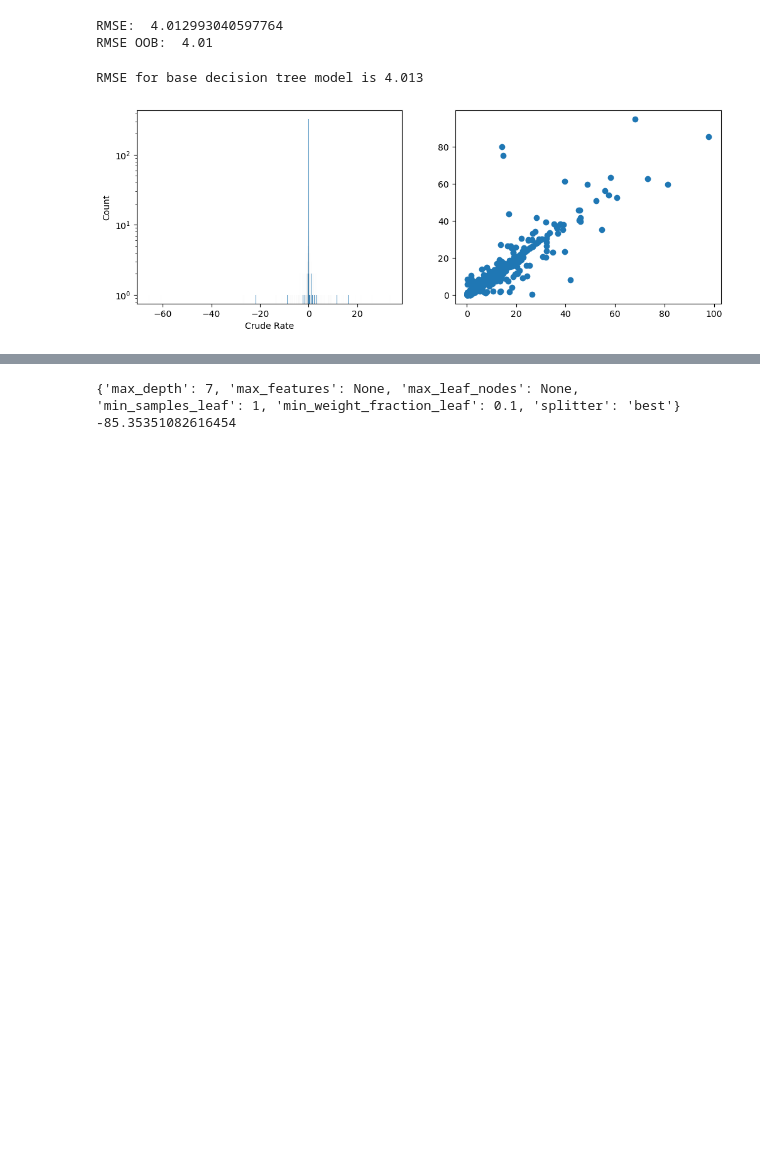
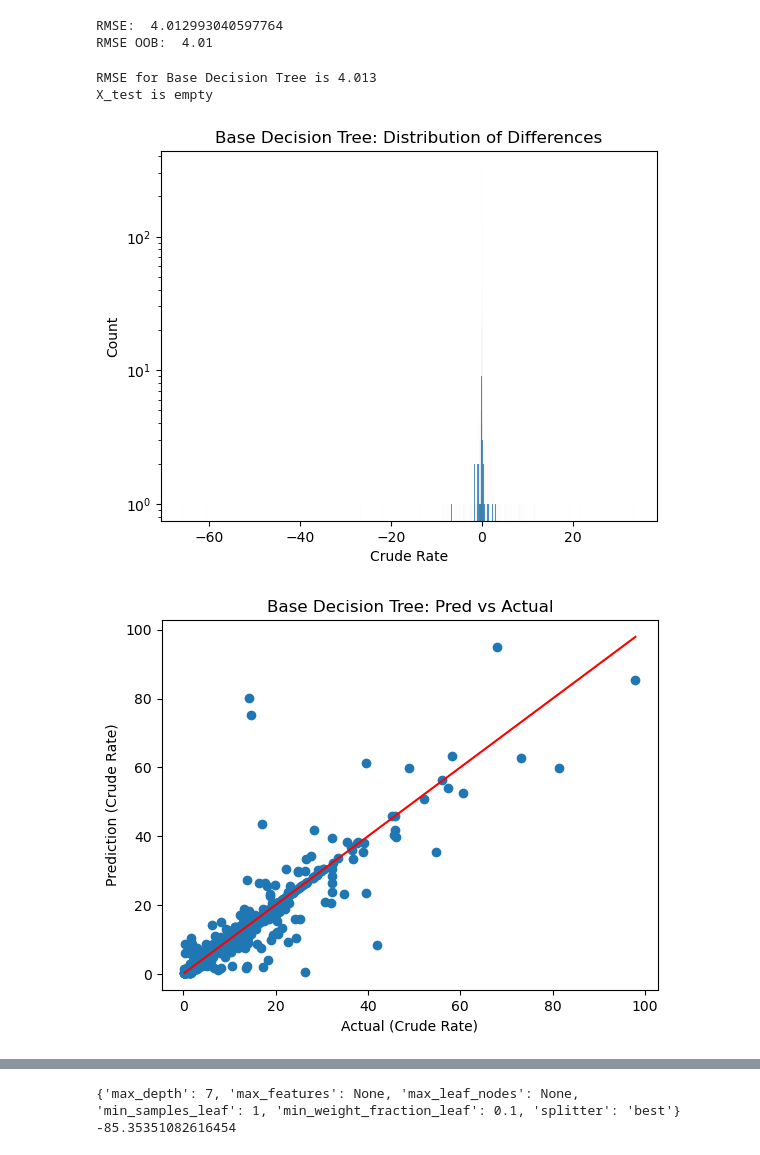
Before and after one commit to jmsarabia/fentanyl_eda, a Jupyter notebook: forest/tree_and_forest_regressions.ipynb, the cells around one changed output, grey strips where cells are left out. Drawn from its saved outputs; the diff is of its cells as text; code cells hidden in the pictures; blank space fills up the shorter version.

```diff
--- a/forest/tree_and_forest_regressions.ipynb
+++ b/forest/tree_and_forest_regressions.ipynb
@@ -264,24 +269,58 @@ RMSE OOB:  4.01
 # %%
 # visualize prediction vs actual: histplot and scatterplot (to visually inspect how model does)
 # y_actual: array-like of actual predictions
-def evaluate_model(y_pred, y_actual, model_name = 'default_model'):
+def evaluate_model(y_pred, y_actual, model_name = 'default_model',  x_test = None):
     rmse = round(mean_squared_error(y_actual, y_pred, squared = False), 4)
     print(f"RMSE for {model_name} is {rmse}")
 
 #     plt.figure(figsize=(16,4))
-    # 1 row, 2 col visual
-    fig, axes = plt.subplots(1,2, figsize = (12,4))
-    axes[0].set_yscale('log') # set histplot on log scale to visualize - relatively bell-curved
-#     axes[0].set_xscale('log')
-    sns.histplot(y_actual-y_pred, ax = axes[0])
-    plt.scatter(y_actual,y_pred)
-    plt.show()
+    if x_test is not None:
+        # 1 row, 3 col visual
+        fig, axes = plt.subplots(1,3, figsize = (16,4))
+        axes[0].set_yscale('log') # set histplot on log scale to visualize - relatively bell-curved
+    #     axes[0].set_xscale('log')
+        sns.histplot(y_actual-y_pred, ax = axes[0])
+        plt.scatter(y_actual,y_pred, ax = axes[1])
+        p1 = max(max(y_pred), max(y_actual))
+        p2 = min(min(y_pred), min(y_actual))
+        plt.plot([p1, p2], [p1, p2], 'b-')
+
+        plt.scatter(x_test.values, y_test, color = 'red', ax = axes[2] )
+        plt.scatter(x_test.values, y_pred, color = 'green', ax = axes[2])
+        plt.show()
+
+    else:
+        # 1 row, 2 col visual
+        print("X_test is empty")
+#         fig, axes = plt.subplots(1,2, figsize = (16,4))
+#         axes[0].set_yscale('log') # set histplot on log scale to visualize - relatively bell-curved
+#         axes[0].set_xscale('log')
+        plt.yscale('log') # log b/c the majority of predictions = actual, so diff = 0 for majority
+
+        plt.title(model_name + ': Distribution of Differences')
+        sns.histplot(y_actual-y_pred)#, ax = axes[0])
+        plt.show()
 
 
-evaluate_model(y_pred, y_test['Crude Rate'], "base decision tree model")
+        fig, ax = plt.subplots()
+        plt.title(model_name + ': Pred vs Actual')
+        plt.scatter(y_actual,y_pred)
+        ax.set_ylabel('Prediction (Crude Rate)')
+        ax.set_xlabel('Actual (Crude Rate)')
+        p1 = max(max(y_pred), max(y_actual))
+        p2 = min(min(y_pred), min(y_actual))
+        plt.plot([p1, p2], [p1, p2], 'r-') #b- for blue line instead
+
+        plt.show()
+
+
+# evaluate_model(y_pred, y_test['Crude Rate'], x_test['Population'].values,"base decision tree model")
+evaluate_model(y_pred, y_test['Crude Rate'],  model_name = "Base Decision Tree")
 # %% [output]
-RMSE for base decision tree model is 4.013
+RMSE for Base Decision Tree is 4.013
+X_test is empty
-[figure, old version]
+[figure, new version]
+[figure, added]
 # %%
 # export the decision tree model to a tree_structure.dot file
 # paste the contents of the file to webgraphviz.com
```
Also changed, not shown: parts of 13 cells of this notebook, 2 other files.
